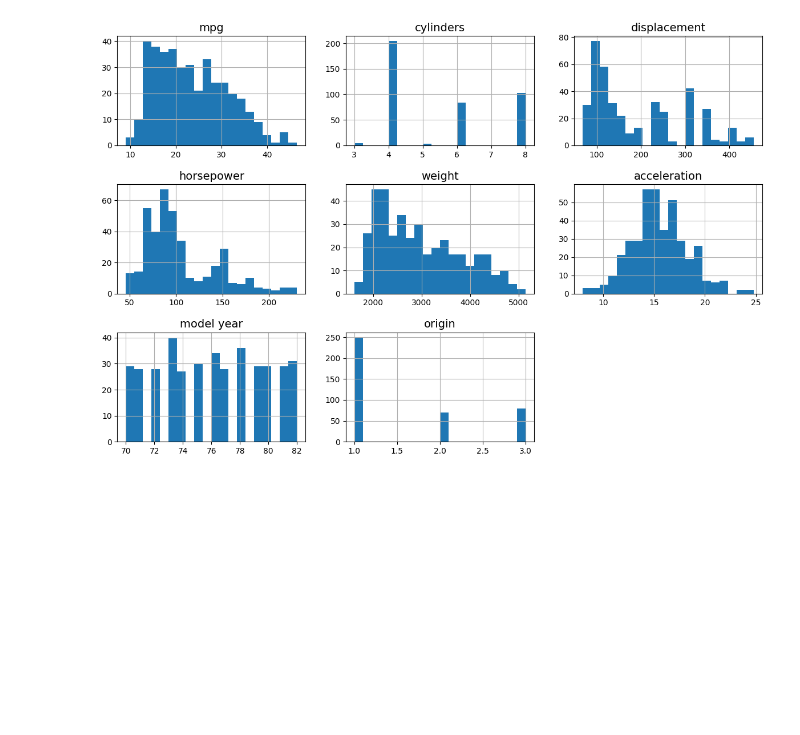
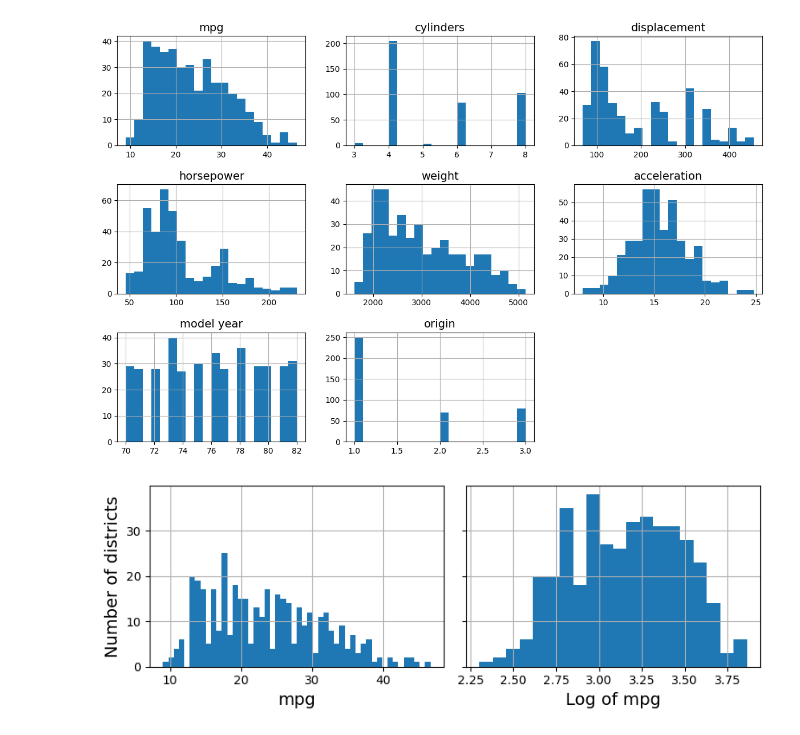
Before and after one commit to jarrald/AAI-Cars, a Jupyter notebook: cars_classification.ipynb, the cells around one changed output. Saved outputs shown, nothing was run; the diff lists cells and outputs as text; code cells hidden in the pictures; blank space fills up the shorter version.

```diff
--- a/cars_classification.ipynb
+++ b/cars_classification.ipynb
@@ -89,3 +89,14 @@ save_fig("attribute_histogram_plots")  # extra code
 plt.show()
 # %% [output]
 [figure]
+# %%
+fig, axs = plt.subplots(1, 2, figsize=(8, 3), sharey=True)
+df["mpg"].hist(ax=axs[0], bins=50)
+df["mpg"].apply(np.log1p).hist(ax=axs[1], bins=20)
+axs[0].set_xlabel("mpg")
+axs[1].set_xlabel("Log of mpg")
+axs[0].set_ylabel("Number of districts")
+save_fig("long_tail_plot")
+plt.show()
+# %% [output]
+[figure, added]
```
Also changed, not shown: parts of 6 cells of this notebook, 3 other files.
